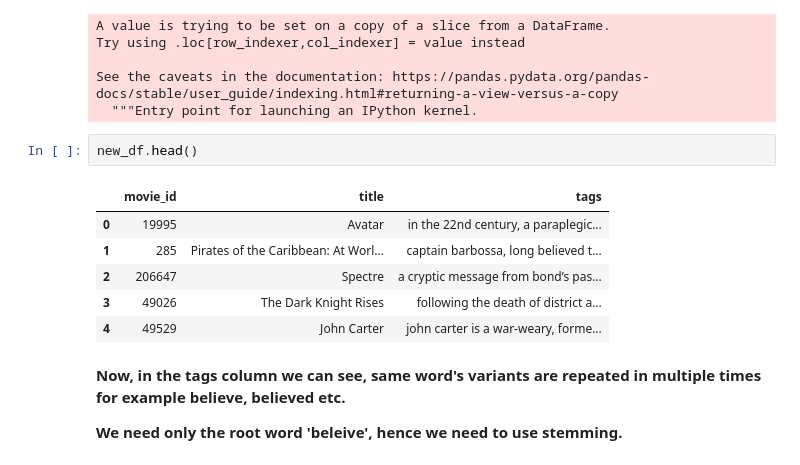
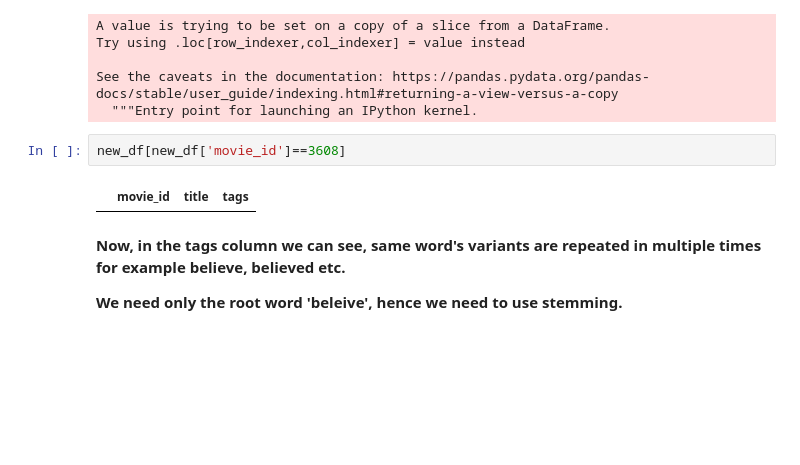
Before and after one commit to aniruddhapal/Content-based-Movie-Recommender-System, a Jupyter notebook: content-based-recommender-system.ipynb, the cells around one changed output. Drawn from its saved outputs; the diff is of its cells as text; blank space fills up the shorter version.

```diff
--- a/content-based-recommender-system.ipynb
+++ b/content-based-recommender-system.ipynb
@@ -321,15 +341,10 @@ Try using .loc[row_indexer,col_indexer] = value instead
 
 See the caveats in the documentation: https://pandas.pydata.org/pandas-docs/stable/user_guide/indexing.html#returning-a-view-versus-a-copy
   """Entry point for launching an IPython kernel.
-# %%
-new_df.head()
-# %% [output]
-|  | movie_id | title | tags |
-| 0 | 19995 | Avatar | in the 22nd century, a paraplegic... |
-| 1 | 285 | Pirates of the Caribbean: At Worl... | captain barbossa, long believed t... |
-| 2 | 206647 | Spectre | a cryptic message from bond’s pas... |
-| 3 | 49026 | The Dark Knight Rises | following the death of district a... |
-| 4 | 49529 | John Carter | john carter is a war-weary, forme... |
+# %%
+new_df[new_df['movie_id']==3608]
+# %% [output]
+|  | movie_id | title | tags |
 # %% [markdown]
 **Now, in the tags column we can see, same word's variants are repeated in multiple times for example believe, believed etc.**
 
```
Also changed, not shown: parts of 21 cells of this notebook.
